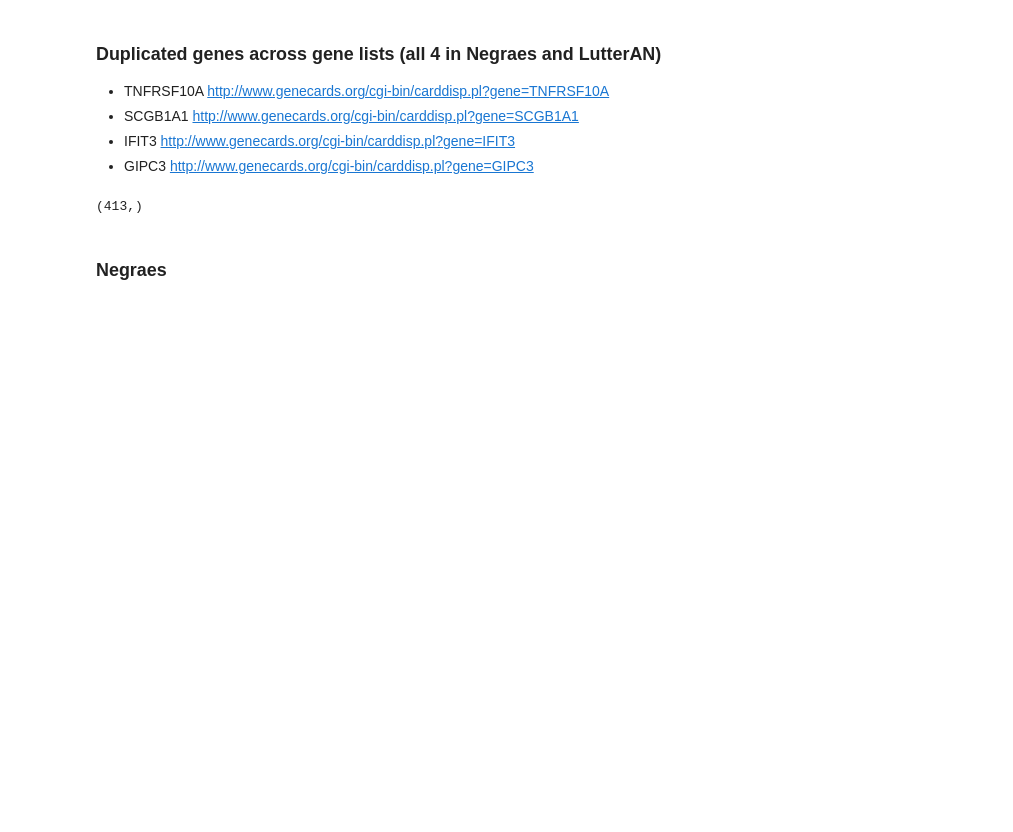
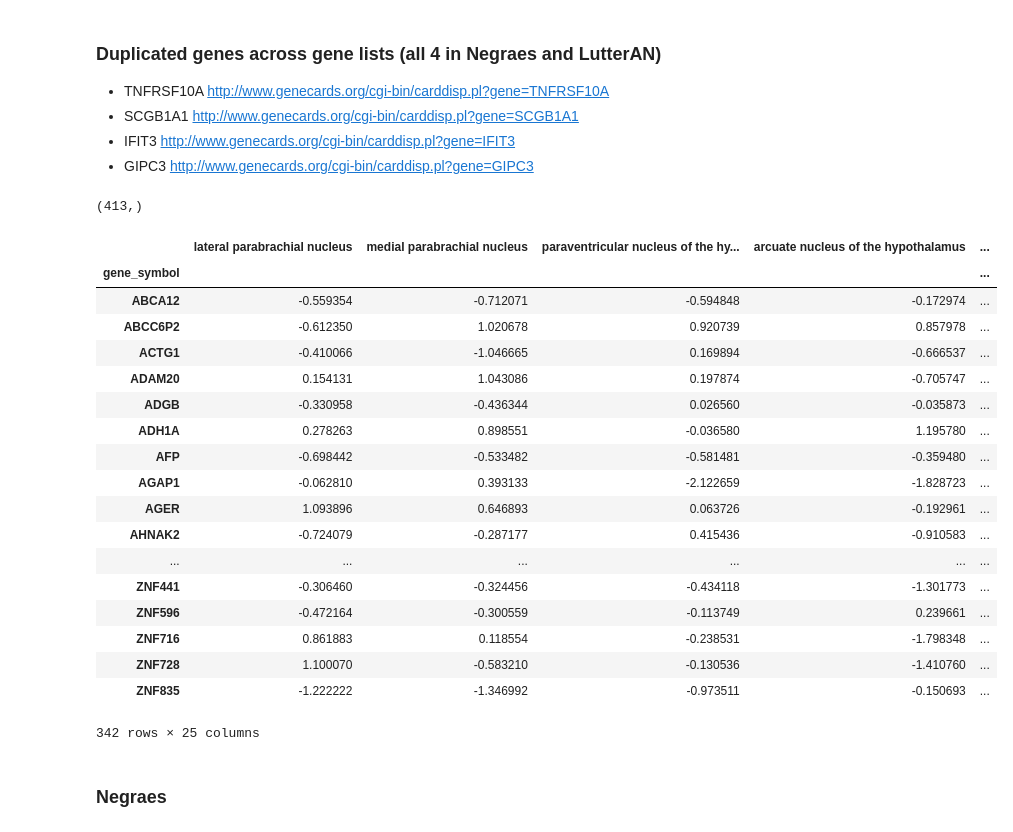
Before and after one commit to derekhoward/molecular_AN, a Jupyter notebook: analysis-final.ipynb, the cells around one changed output. Cells and saved outputs as stored; diff of their text form; code cells hidden in the pictures; blank space fills up the shorter version.

```diff
--- a/analysis-final.ipynb
+++ b/analysis-final.ipynb
@@ -242,6 +246,6 @@ SVG(filename='./figures/1532_112360908.svg')
 # Supplemental
 Tables with expression levels of disease gene lists in the areas of interest
 # %%
-#intersection of gene_lists
-genelist_intersection = pd.concat([negraes, duncan, lutterAN])
+#union of gene_lists
+genelist_union = pd.concat([negraes, duncan, lutterAN])
 # %%
@@ -269 +271,3 @@ genelist_intersection = genelist_intersection.drop_duplicates()
+# %%
+genelist_union = genelist_union.drop_duplicates()
 # %%
@@ -282 +284,29 @@ supp_table_intersected_lists = generate_supp_table(genelist_intersection)
+# %%
+supp_table_lists_union = generate_supp_table(genelist_union)
+# %%
+supp_table_lists_union['negraes'] = supp_table_lists_union.index.isin(negraes)
+supp_table_lists_union['duncan'] = supp_table_lists_union.index.isin(duncan)
+supp_table_lists_union['lutterAN'] = supp_table_lists_union.index.isin(lutterAN)
+# %%
+supp_table_lists_union
+# %% [output]
+|  | lateral parabrachial nucleus | medial parabrachial nucleus | paraventricular nucleus of the hy... | arcuate nucleus of the hypothalamus | ... |
+| gene_symbol |  |  |  |  | ... |
+| ABCA12 | -0.559354 | -0.712071 | -0.594848 | -0.172974 | ... |
+| ABCC6P2 | -0.612350 | 1.020678 | 0.920739 | 0.857978 | ... |
+| ACTG1 | -0.410066 | -1.046665 | 0.169894 | -0.666537 | ... |
+| ADAM20 | 0.154131 | 1.043086 | 0.197874 | -0.705747 | ... |
+| ADGB | -0.330958 | -0.436344 | 0.026560 | -0.035873 | ... |
+| ADH1A | 0.278263 | 0.898551 | -0.036580 | 1.195780 | ... |
+| AFP | -0.698442 | -0.533482 | -0.581481 | -0.359480 | ... |
+| AGAP1 | -0.062810 | 0.393133 | -2.122659 | -1.828723 | ... |
+| AGER | 1.093896 | 0.646893 | 0.063726 | -0.192961 | ... |
+| AHNAK2 | -0.724079 | -0.287177 | 0.415436 | -0.910583 | ... |
+| ... | ... | ... | ... | ... | ... |
+| ZNF441 | -0.306460 | -0.324456 | -0.434118 | -1.301773 | ... |
+| ZNF596 | -0.472164 | -0.300559 | -0.113749 | 0.239661 | ... |
+| ZNF716 | 0.861883 | 0.118554 | -0.238531 | -1.798348 | ... |
+| ZNF728 | 1.100070 | -0.583210 | -0.130536 | -1.410760 | ... |
+| ZNF835 | -1.222222 | -1.346992 | -0.973511 | -0.150693 | ... |
+342 rows × 25 columns
 # %%
```
Also changed, not shown: parts of 10 cells of this notebook.
